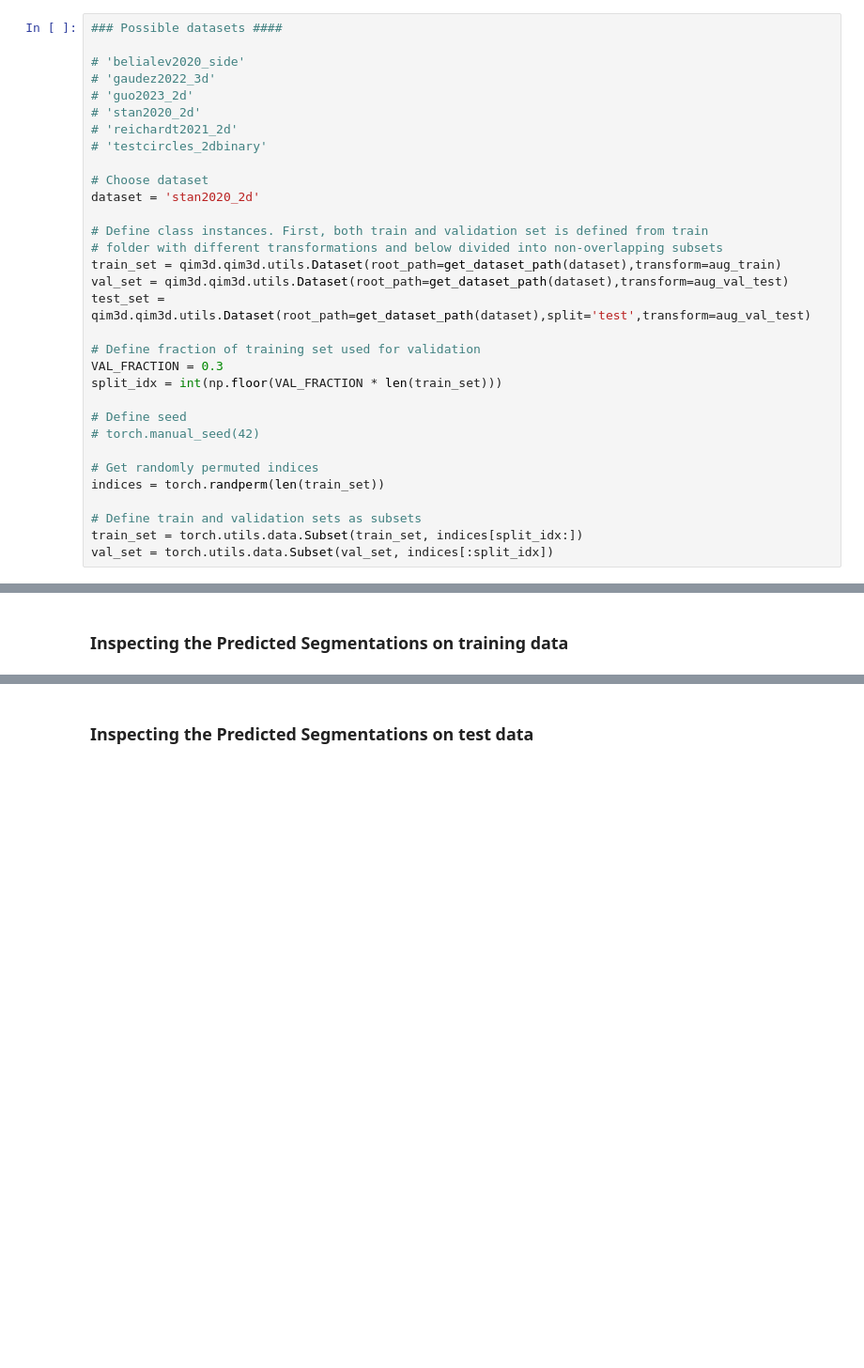
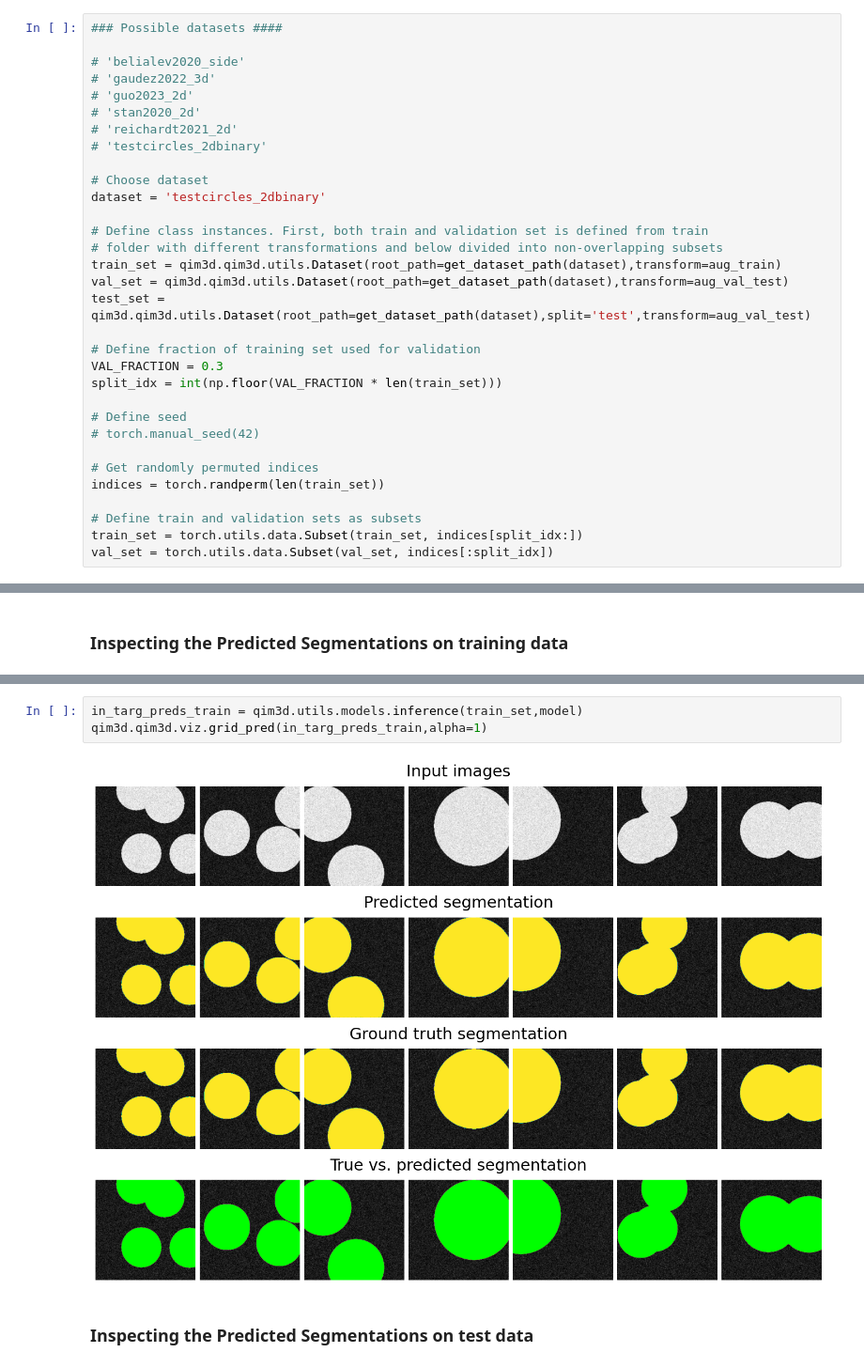
Before and after one commit to qim-center/qim3d, a Jupyter notebook: docs/notebooks/Unet.ipynb, the cells around one changed output, grey strips where cells are left out. Shown at 94% size. Cells and saved outputs as stored; diff of their text form; blank space fills up the shorter version.

```diff
--- a/docs/notebooks/Unet.ipynb
+++ b/docs/notebooks/Unet.ipynb
@@ -75,7 +75,7 @@ aug_val_test = A.Compose([
 # 'testcircles_2dbinary'
 
 # Choose dataset
-dataset = 'stan2020_2d'
+dataset = 'testcircles_2dbinary'
 
 # Define class instances. First, both train and validation set is defined from train
 # folder with different transformations and below divided into non-overlapping subsets
@@ -240,3 +259,8 @@ qim3d.qim3d.viz.grid_pred(train_set,model,num_images=5,alpha=1)
+# %%
+in_targ_preds_train = qim3d.utils.models.inference(train_set,model)
+qim3d.qim3d.viz.grid_pred(in_targ_preds_train,alpha=1)
+# %% [output]
+[figure, added]
 # %% [markdown]
 ### Inspecting the Predicted Segmentations on test data
 # %%
```
Also changed, not shown: parts of 6 cells of this notebook, 3 other files.
